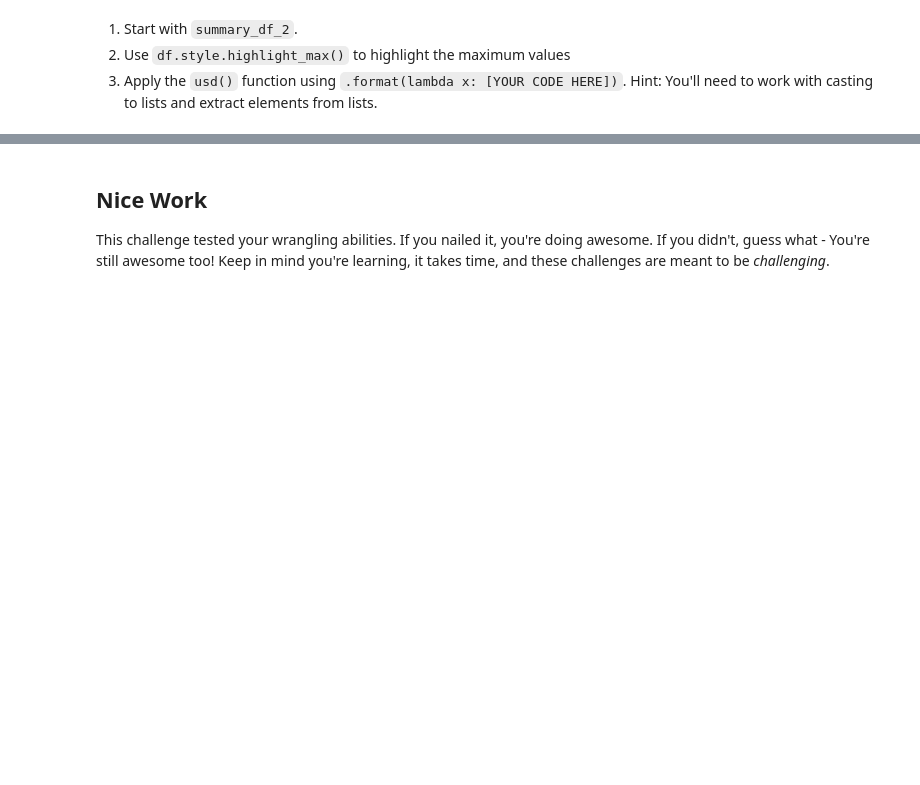
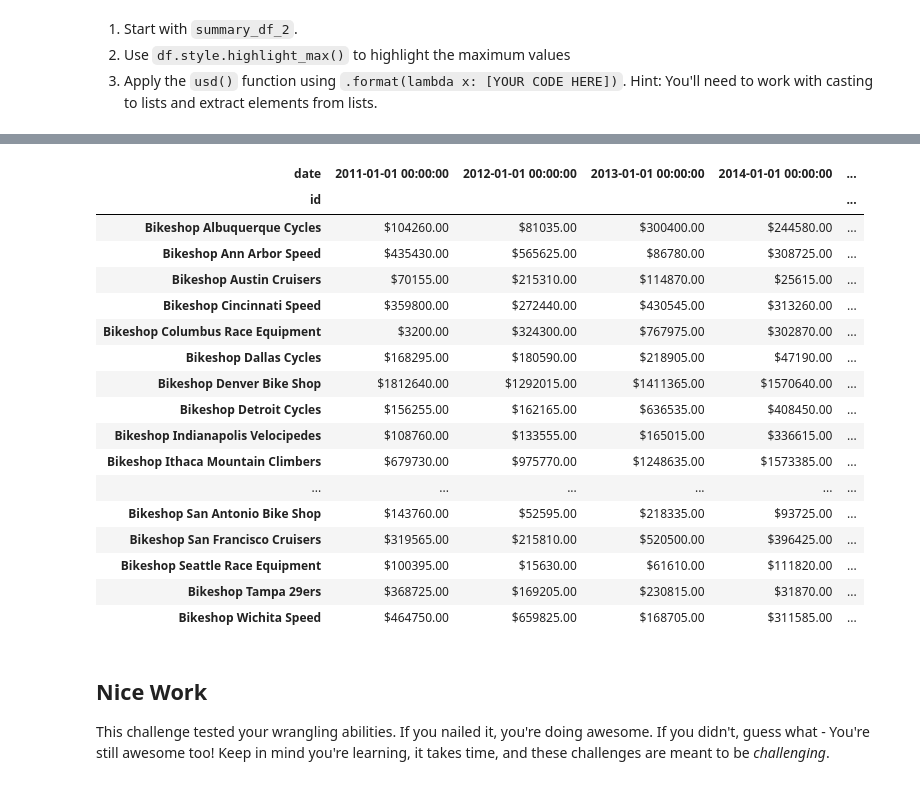
Before and after one commit to 5joe/python_plotnine_matplotlib_wrangling, a Jupyter notebook: Challenge 1/ch1_data_wrangle.ipynb, the cells around one changed output, grey strips where cells are left out. Saved outputs shown, nothing was run; the diff lists cells and outputs as text; code cells hidden in the pictures; blank space fills up the shorter version.

```diff
--- a/Challenge 1/ch1_data_wrangle.ipynb
+++ b/Challenge 1/ch1_data_wrangle.ipynb
@@ -132,0 +205,5 @@ summary_df_1 = pd.read_pickle("Challenge 1/data/summary_df_1.pkl")
+# %%
+# Code
+from mizani.labels import dollar
+usd = dollar
+usd([100, 1000, 10000])
@@ -166,3 +224,28 @@ summary_df_2 = pd.read_pickle("Challenge 1/data/summary_df_2.pkl")
+# %%
+# Code
+summary_df_2\
+    .style\
+    .highlight_max()\
+    .format(lambda x: usd([x])[0])
+# %% [output]
+| date | 2011-01-01 00:00:00 | 2012-01-01 00:00:00 | 2013-01-01 00:00:00 | 2014-01-01 00:00:00 | ... |
+| id |  |  |  |  | ... |
+| Bikeshop Albuquerque Cycles | $104260.00 | $81035.00 | $300400.00 | $244580.00 | ... |
+| Bikeshop Ann Arbor Speed | $435430.00 | $565625.00 | $86780.00 | $308725.00 | ... |
+| Bikeshop Austin Cruisers | $70155.00 | $215310.00 | $114870.00 | $25615.00 | ... |
+| Bikeshop Cincinnati Speed | $359800.00 | $272440.00 | $430545.00 | $313260.00 | ... |
+| Bikeshop Columbus Race Equipment | $3200.00 | $324300.00 | $767975.00 | $302870.00 | ... |
+| Bikeshop Dallas Cycles | $168295.00 | $180590.00 | $218905.00 | $47190.00 | ... |
+| Bikeshop Denver Bike Shop | $1812640.00 | $1292015.00 | $1411365.00 | $1570640.00 | ... |
+| Bikeshop Detroit Cycles | $156255.00 | $162165.00 | $636535.00 | $408450.00 | ... |
+| Bikeshop Indianapolis Velocipedes | $108760.00 | $133555.00 | $165015.00 | $336615.00 | ... |
+| Bikeshop Ithaca Mountain Climbers | $679730.00 | $975770.00 | $1248635.00 | $1573385.00 | ... |
+| ... | ... | ... | ... | ... | ... |
+| Bikeshop San Antonio Bike Shop | $143760.00 | $52595.00 | $218335.00 | $93725.00 | ... |
+| Bikeshop San Francisco Cruisers | $319565.00 | $215810.00 | $520500.00 | $396425.00 | ... |
+| Bikeshop Seattle Race Equipment | $100395.00 | $15630.00 | $61610.00 | $111820.00 | ... |
+| Bikeshop Tampa 29ers | $368725.00 | $169205.00 | $230815.00 | $31870.00 | ... |
+| Bikeshop Wichita Speed | $464750.00 | $659825.00 | $168705.00 | $311585.00 | ... |
 # %% [markdown]
 ## Nice Work
 
```
Also changed, not shown: parts of 13 cells of this notebook.
